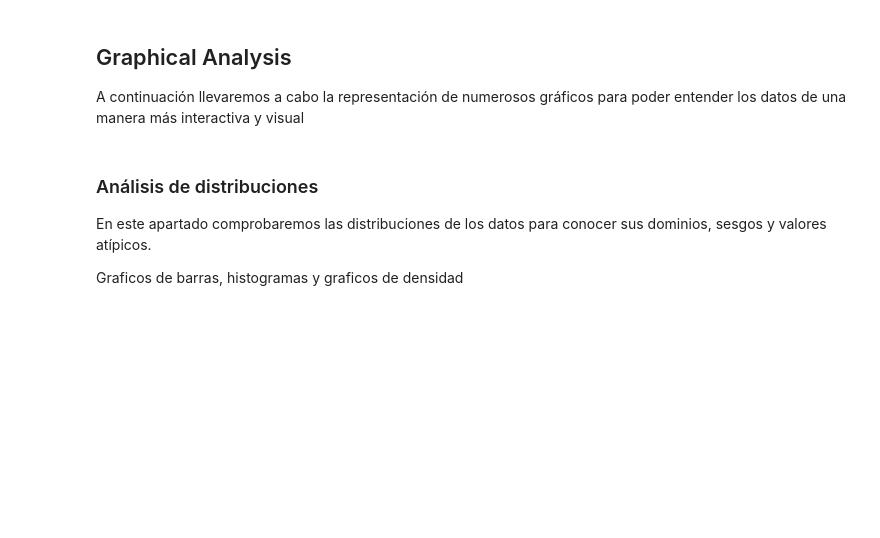
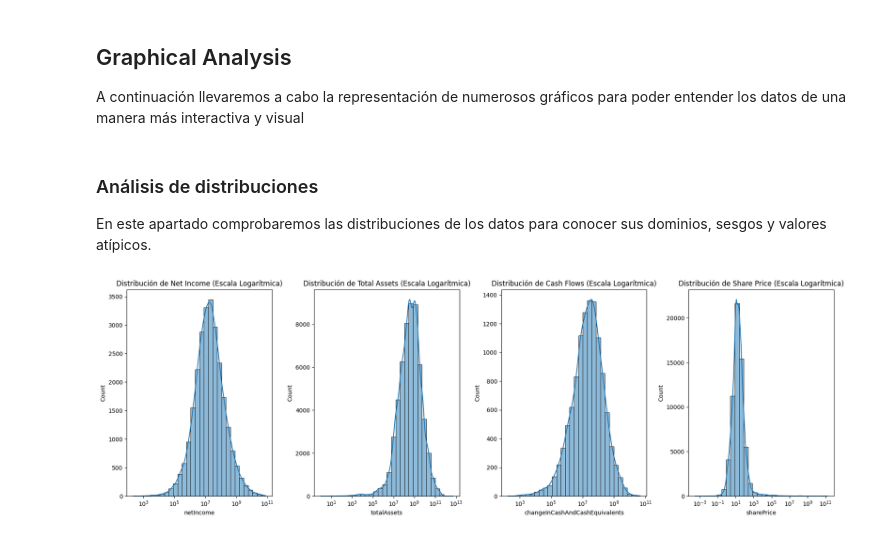
Before and after one commit to JaviGG02/TFG_MLStockRating, a Jupyter notebook: analysis_preprocessing.ipynb, the cells around one changed output. Cells and saved outputs as stored; diff of their text form; code cells hidden in the pictures; blank space fills up the shorter version.

```diff
--- a/analysis_preprocessing.ipynb
+++ b/analysis_preprocessing.ipynb
@@ -194,5 +202,26 @@ A continuación llevaremos a cabo la representación de numerosos gráficos para
 ### Análisis de distribuciones
 
 En este apartado comprobaremos las distribuciones de los datos para conocer sus dominios, sesgos y valores atípicos.
-
-Graficos de barras, histogramas y graficos de densidad
+# %%
+fig, axes = plt.subplots(1, 4, figsize=(18, 6))
+
+# Net Income
+sns.histplot(data=financial_df[financial_df['netIncome'] > 0], x="netIncome", bins=30, kde=True, log_scale=True, ax=axes[0])
+axes[0].set_title("Distribución de Net Income (Escala Logarítmica)")
+
+# Total Assets
+sns.histplot(data=financial_df[financial_df['totalAssets'] > 0], x="totalAssets", bins=30, kde=True, log_scale=True, ax=axes[1])
+axes[1].set_title("Distribución de Total Assets (Escala Logarítmica)")
+
+# Cash Flows
+sns.histplot(data=financial_df[financial_df['changeInCashAndCashEquivalents'] > 0], x="changeInCashAndCashEquivalents", bins=30, kde=True, log_scale=True, ax=axes[2])
+axes[2].set_title("Distribución de Cash Flows (Escala Logarítmica)")
+
+# Share Price
+sns.histplot(data=financial_df[financial_df['sharePrice'] > 0], x="sharePrice", bins=30, kde=True, log_scale=True, ax=axes[3])
+axes[3].set_title("Distribución de Share Price (Escala Logarítmica)")
+
+plt.tight_layout()
+plt.show()
+# %% [output]
+[figure, added]
```
Also changed, not shown: parts of 18 cells of this notebook.
